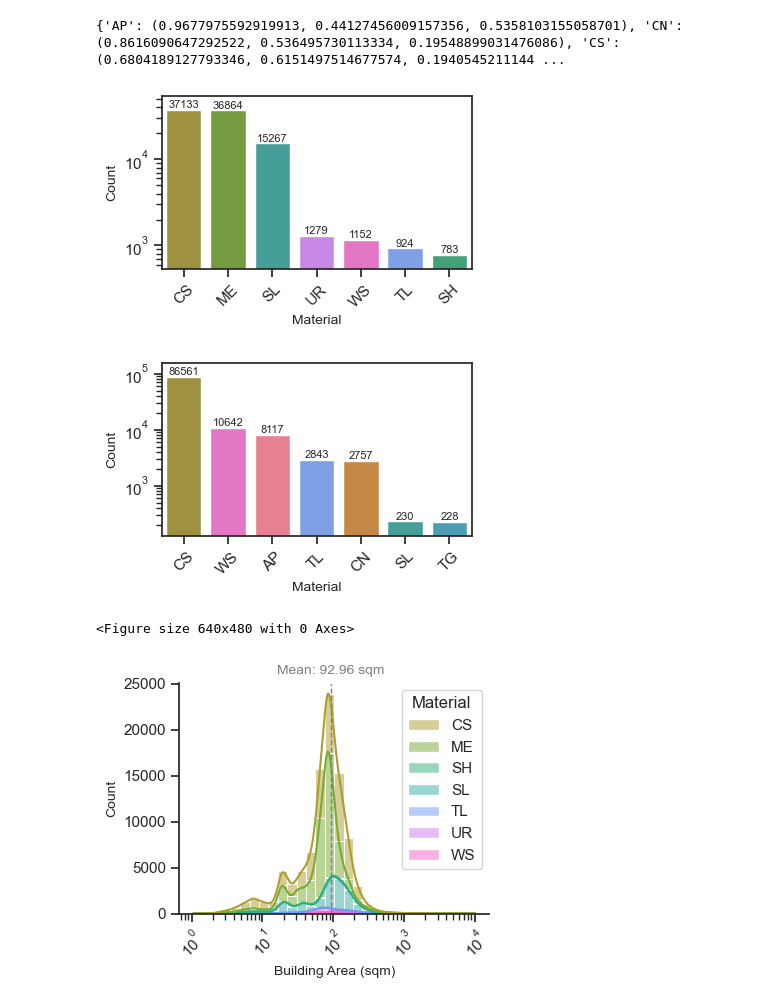
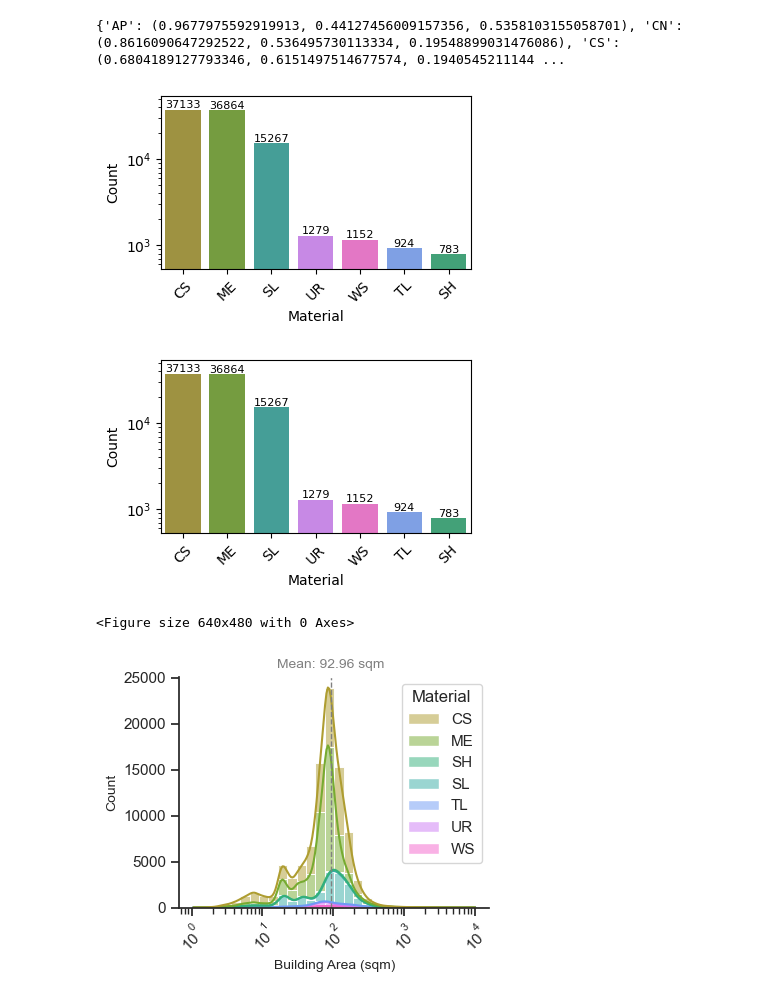
Before and after one commit to maxwellCcook/rooftop-mapping, a Jupyter notebook: code/_manuscript_figures.ipynb, the cells around one changed output. Cells and saved outputs as stored; diff of their text form; code cells hidden in the pictures.

```diff
--- a/code/_manuscript_figures.ipynb
+++ b/code/_manuscript_figures.ipynb
@@ -108,7 +108,7 @@ print(color_mapping)
 # %% [output]
 {'AP': (0.9677975592919913, 0.44127456009157356, 0.5358103155058701), 'CN': (0.8616090647292522, 0.536495730113334, 0.19548899031476086), 'CS': (0.6804189127793346, 0.6151497514677574, 0.1940545211144 ...
 # %%
-for roi, gdf in refs.items():
+for roi, ref in refs.items():
     ref = ref.sort_values(by='class_code')
     # Count the occurrences of each class_code
     class_counts = gdf['class_code'].value_counts()
@@ -129,35 +129,35 @@ for roi, gdf in refs.items():
     # Apply log scale to y-axis
     plt.yscale('log')
 
     # Add labels to each bar
     for p in ax.patches:
         ax.text(
             p.get_x() + p.get_width() / 2,  # X position of the label
             p.get_height(),                 # Y position of the label
             f'{int(p.get_height())}',       # Label text (the count)
             ha='center',                    # Horizontal alignment
             va='bottom',                    # Vertical alignment
             fontsize=8                      # Font size of the labels
         )
 
     # plt.title(f'{roi} Class Distribution')
     plt.xlabel('Material', fontsize=10)
     plt.ylabel('Count', fontsize=10)
     plt.xticks(rotation=45)
 
     ax.margins(y=0.1) # add some upper spacing
 
     # Save the figure
     out_png = os.path.join(projdir,f'figures/Figure1_{roi}_class_dist.png')
     plt.savefig(out_png, dpi=300, bbox_inches='tight')
 
     plt.show()
 
 plt.tight_layout()
 plt.show()
 # %% [output]
-[figure, old version]
+[figure, new version]
-[figure, old version]
+[figure, new version]
 <Figure size 640x480 with 0 Axes>
 # %%
 # Footprint area
```
Also changed, not shown: parts of 3 cells of this notebook, 5 other files.
